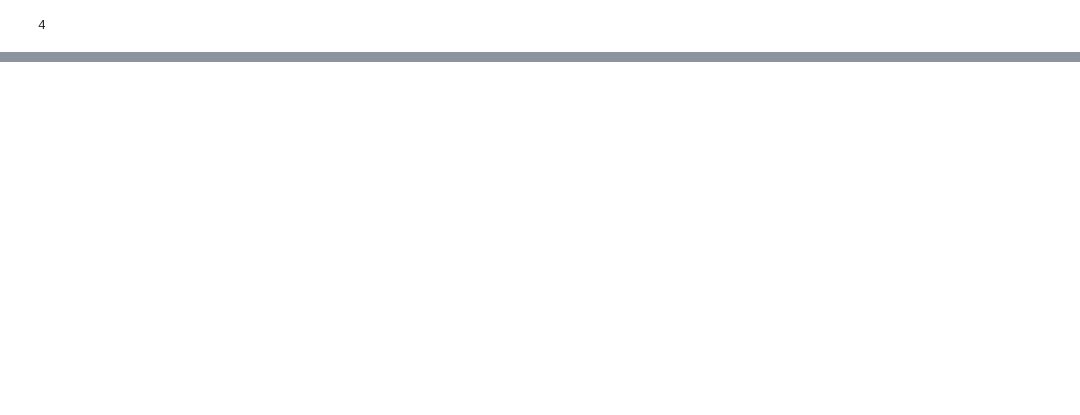
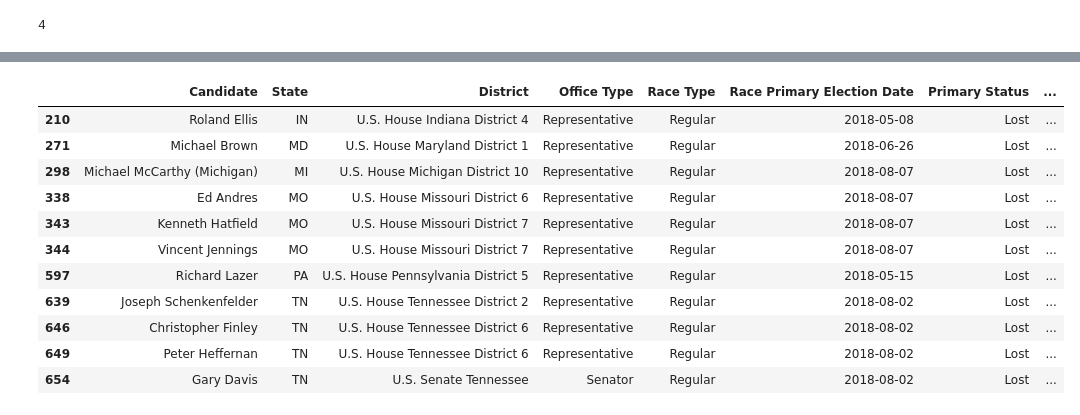
Before and after one commit to MattTriano/personal_site_public, a Jupyter notebook: Democrat_Primary_Success.ipynb, the cells around one changed output, grey strips where cells are left out. Saved outputs shown, nothing was run; the diff lists cells and outputs as text; code cells hidden in the pictures; blank space fills up the shorter version.

```diff
--- a/Democrat_Primary_Success.ipynb
+++ b/Democrat_Primary_Success.ipynb
@@ -346,0 +365,25 @@ df['Race'].isnull().sum()
+# %%
+# CA
+df.loc[(df['Candidate'] == 'Marge Doyle') & (df['State'] == 'CA'), 'Won Primary'] = 'No'
+df.loc[(df['Candidate'] == 'Rita Ramirez') & (df['State'] == 'CA'), 'Won Primary'] = 'No'
+df.loc[(df['Candidate'] == 'Ronald O\'Donnell') & (df['State'] == 'CA'), 'Won Primary'] = 'No'
+# OK
+df.loc[(df['Candidate'] == 'Amanda Douglas') & (df['State'] == 'OK'), 'Won Primary'] = 'Yes'
+df.loc[(df['Candidate'] == 'David Matthew Hullum') & (df['State'] == 'OK'), 'Won Primary'] = 'No'
+df.loc[(df['Candidate'] == 'Gwendolyn Fields') & (df['State'] == 'OK'), 'Won Primary'] = 'No'
+df.loc[(df['Candidate'] == 'Mark Keeter') & (df['State'] == 'OK'), 'Won Primary'] = 'No'
+df.loc[(df['Candidate'] == 'Tim Gilpin') & (df['State'] == 'OK'), 'Won Primary'] = 'Yes'
+df.loc[(df['Candidate'] == 'Clay Padgett') & (df['State'] == 'OK'), 'Won Primary'] = 'Yes'
+df.loc[(df['Candidate'] == 'Elijah McIntosh') & (df['State'] == 'OK'), 'Won Primary'] = 'No'
+df.loc[(df['Candidate'] == 'Jason Nichols') & (df['State'] == 'OK'), 'Won Primary'] = 'Yes'
+df.loc[(df['Candidate'] == 'Virginia Jenner') & (df['State'] == 'OK'), 'Won Primary'] = 'No'
+df.loc[(df['Candidate'] == 'Mary Brannon') & (df['State'] == 'OK'), 'Won Primary'] = 'Yes'
+df.loc[(df['Candidate'] == 'Fred Gipson') & (df['State'] == 'OK'), 'Won Primary'] = 'Yes'
+df.loc[(df['Candidate'] == 'Mallory Varner') & (df['State'] == 'OK'), 'Won Primary'] = 'No'
+df.loc[(df['Candidate'] == 'Roxann Klutts') & (df['State'] == 'OK'), 'Won Primary'] = 'No'
+df.loc[(df['Candidate'] == 'Kendra Horn') & (df['State'] == 'OK'), 'Won Primary'] = 'Yes'
+df.loc[(df['Candidate'] == 'Tom Guild') & (df['State'] == 'OK'), 'Won Primary'] = 'Yes'
+df.loc[(df['Candidate'] == 'Elysabeth Britt') & (df['State'] == 'OK'), 'Won Primary'] = 'No'
+df.loc[(df['Candidate'] == 'Leona Kelley-Leonard') & (df['State'] == 'OK'), 'Won Primary'] = 'No'
+df.loc[(df['Candidate'] == 'Tyson Todd Meade') & (df['State'] == 'OK'), 'Won Primary'] = 'No'
+df.loc[(df['Candidate'] == 'Eddie Porter') & (df['State'] == 'OK'), 'Won Primary'] = 'No'
@@ -346,0 +416,12 @@ df['Race'].isnull().sum()
+# %%
+df.loc[(df['Candidate'] == 'Roland Ellis') & (df['State'] == 'IN'), 'Elected Official?'] = 'No'
+df.loc[(df['Candidate'] == 'Michael Brown') & (df['State'] == 'MD'), 'Elected Official?'] = 'No'
+df.loc[(df['Candidate'] == 'Michael McCarthy (Michigan)') & (df['State'] == 'MI'), 'Elected Official?'] = 'No'
+df.loc[(df['Candidate'] == 'Ed Andres') & (df['State'] == 'MO'), 'Elected Official?'] = 'No'
+df.loc[(df['Candidate'] == 'Kenneth Hatfield') & (df['State'] == 'MO'), 'Elected Official?'] = 'No'
+df.loc[(df['Candidate'] == 'Vincent Jennings') & (df['State'] == 'MO'), 'Elected Official?'] = 'No'
+df.loc[(df['Candidate'] == 'Richard Lazer') & (df['State'] == 'PA'), 'Elected Official?'] = 'No'
+df.loc[(df['Candidate'] == 'Joseph Schenkenfelder') & (df['State'] == 'TN'), 'Elected Official?'] = 'No'
+df.loc[(df['Candidate'] == 'Christopher Finley') & (df['State'] == 'TN'), 'Elected Official?'] = 'No'
+df.loc[(df['Candidate'] == 'Peter Heffernan') & (df['State'] == 'TN'), 'Elected Official?'] = 'No'
+df.loc[(df['Candidate'] == 'Gary Davis') & (df['State'] == 'TN'), 'Elected Official?'] = 'No'
@@ -346,0 +441,15 @@ df['Race'].isnull().sum()
+# %%
+df[df['Veteran?'].isnull()]
+# %% [output]
+|  | Candidate | State | District | Office Type | Race Type | Race Primary Election Date | Primary Status | ... |
+| 210 | Roland Ellis | IN | U.S. House Indiana District 4 | Representative | Regular | 2018-05-08 | Lost | ... |
+| 271 | Michael Brown | MD | U.S. House Maryland District 1 | Representative | Regular | 2018-06-26 | Lost | ... |
+| 298 | Michael McCarthy (Michigan) | MI | U.S. House Michigan District 10 | Representative | Regular | 2018-08-07 | Lost | ... |
+| 338 | Ed Andres | MO | U.S. House Missouri District 6 | Representative | Regular | 2018-08-07 | Lost | ... |
+| 343 | Kenneth Hatfield | MO | U.S. House Missouri District 7 | Representative | Regular | 2018-08-07 | Lost | ... |
+| 344 | Vincent Jennings | MO | U.S. House Missouri District 7 | Representative | Regular | 2018-08-07 | Lost | ... |
+| 597 | Richard Lazer | PA | U.S. House Pennsylvania District 5 | Representative | Regular | 2018-05-15 | Lost | ... |
+| 639 | Joseph Schenkenfelder | TN | U.S. House Tennessee District 2 | Representative | Regular | 2018-08-02 | Lost | ... |
+| 646 | Christopher Finley | TN | U.S. House Tennessee District 6 | Representative | Regular | 2018-08-02 | Lost | ... |
+| 649 | Peter Heffernan | TN | U.S. House Tennessee District 6 | Representative | Regular | 2018-08-02 | Lost | ... |
+| 654 | Gary Davis | TN | U.S. Senate Tennessee | Senator | Regular | 2018-08-02 | Lost | ... |
```
Also changed, not shown: parts of 30 cells of this notebook, 1 other file.
